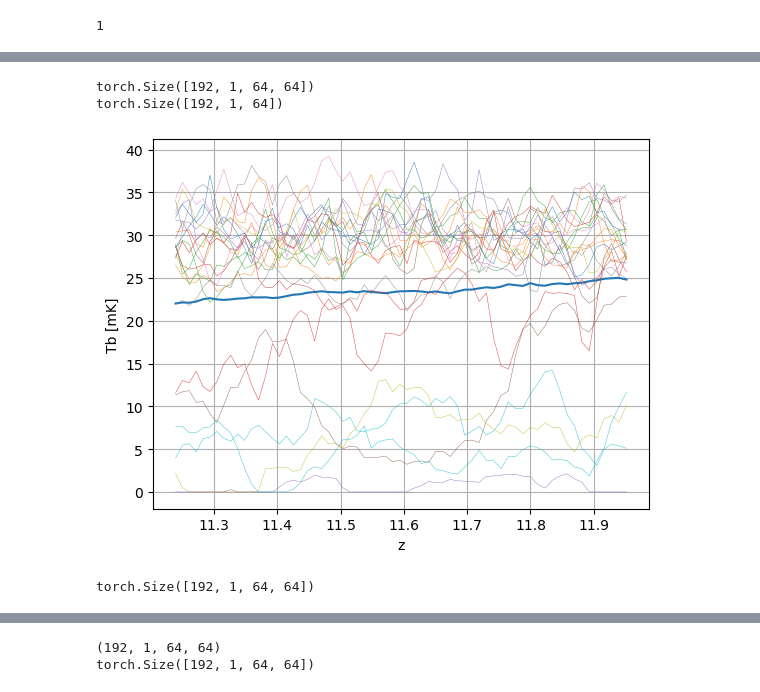
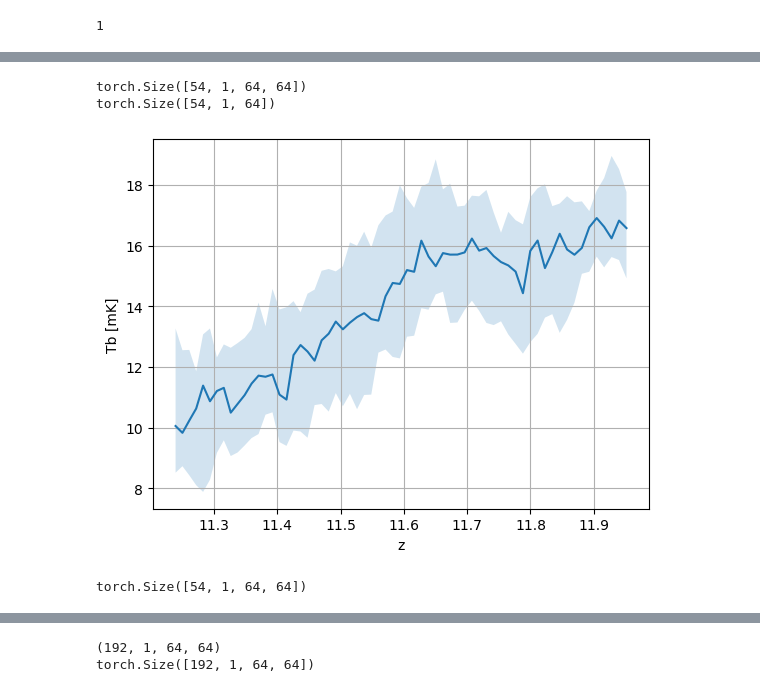
Before and after one commit to Xsmos/ml21cm, a Jupyter notebook: quantify_results.ipynb, the cells around one changed output, grey strips where cells are left out. Drawn from its saved outputs; the diff is of its cells as text; code cells hidden in the pictures.

```diff
--- a/quantify_results.ipynb
+++ b/quantify_results.ipynb
@@ -10,4 +14,4 @@ import torch
 # %%
-dataset = Dataset4h5('/storage/home/hcoda1/3/bxia34/scratch/LEN128-DIM64-CUB8.h5', num_image=192, num_redshift=64, HII_DIM=64, rescale=False, dim=2)
+dataset = Dataset4h5('/storage/home/hcoda1/3/bxia34/scratch/LEN128-DIM64-CUB8-4.4-131.341.h5', num_image=54, num_redshift=64, HII_DIM=64, rescale=False, dim=2)
 # %% [output]
 dataset content: <KeysViewHDF5 ['brightness_temp', 'density', 'kwargs', 'params', 'redshifts_distances', 'seeds', 'xH_box']>
@@ -22,5 +26,5 @@ params rescaled to [4.007774432959145, 249.83582534747234]
 # %%
-with h5py.File("/storage/home/hcoda1/3/bxia34/scratch/LEN128-DIM64-CUB8-4.4-131.341.h5") as f:
+with h5py.File("/storage/home/hcoda1/3/bxia34/scratch/LEN128-DIM64-CUB8-5.6-19.037.h5") as f:
     print(f.keys())
     print(f['redshifts_distances'])
     los = f['redshifts_distances'][:,-dataset.num_redshift:]
@@ -80,22 +84,25 @@ print(Tb.shape)
 # print(Tb[:,0,:].shape)
 # print(Tb[:10, 0, :].shape)
 # %% [output]
-torch.Size([192, 1, 64, 64])
-torch.Size([192, 1, 64])
+torch.Size([54, 1, 64, 64])
+torch.Size([54, 1, 64])
 # %%
-plt.plot(los[0,:], Tb[:,0,:].mean(axis=0))
-for i in range(24):
-    plt.plot(los[0,:], Tb[i,0,:], lw=0.3)
+sigma_level = 68.27
+
+plt.plot(los[0,:], np.median(Tb[:,0,:], axis=0))
+plt.fill_between(los[0,:], np.percentile(Tb[:,0,:], 100-sigma_level, axis=0), np.percentile(Tb[:,0,:], sigma_level, axis=0), alpha=0.2)
+# for i in range(24):
+#     plt.plot(los[0,:], Tb[i,0,:], lw=0.3)
 # plt.plot(los[0,:], Tb[1,0,:])
 # plt.plot(los[0,:], Tb[2,0,:])
 # plt.yscale('log')
 plt.grid()
 plt.ylabel('Tb [mK]')
 plt.xlabel('z')
 plt.show()
 # %% [output]
-[figure, old version]
+[figure, new version]
 # %%
 x.shape
 # %% [output]
-torch.Size([192, 1, 64, 64])
+torch.Size([54, 1, 64, 64])
```
Also changed, not shown: parts of 21 cells of this notebook, 1 other file.
